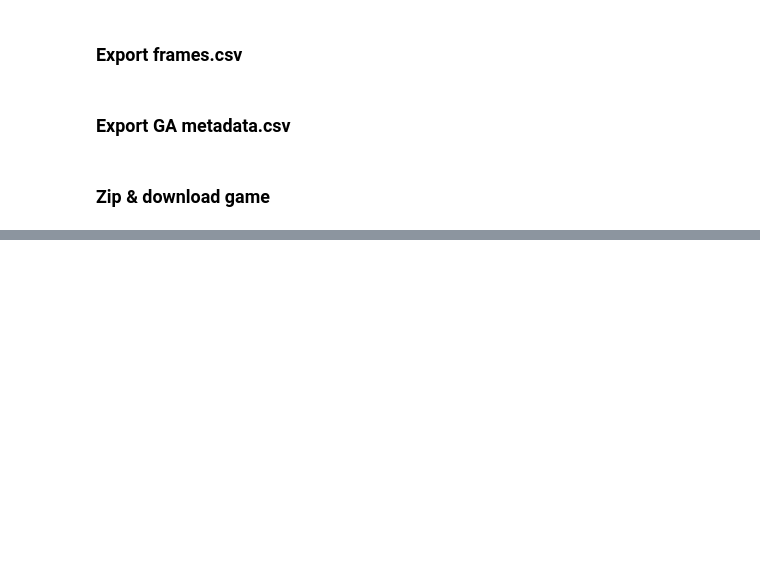
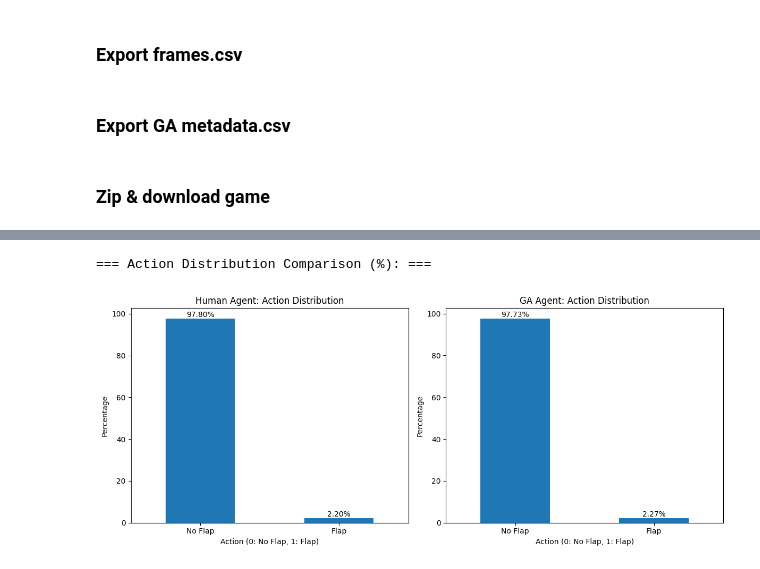
Before and after one commit to Rei0101/JS-FlappyBird, a Jupyter notebook: notebooks/HumanVsAIFlappyBirdGameplayAnalysis.ipynb, the cells around one changed output, grey strips where cells are left out. Cells and saved outputs as stored; diff of their text form; code cells hidden in the pictures; blank space fills up the shorter version.

```diff
--- a/notebooks/HumanVsAIFlappyBirdGameplayAnalysis.ipynb
+++ b/notebooks/HumanVsAIFlappyBirdGameplayAnalysis.ipynb
@@ -533,0 +1142,29 @@ files.download(zip_filename)
+# %%
+print("=== Action Distribution Comparison (%): ===")
+
+human_action_counts = human_frames['action'].value_counts(normalize=True).mul(100).round(2)
+ga_action_counts = ga_frames['action'].value_counts(normalize=True).mul(100).round(2)
+
+fig, axes = plt.subplots(1, 2, figsize=(12, 5))
+
+ax_human = human_action_counts.plot(kind='bar', ax=axes[0])
+ax_human.set_title('Human Agent: Action Distribution')
+ax_human.set_xlabel('Action (0: No Flap, 1: Flap)')
+ax_human.set_ylabel('Percentage')
+ax_human.set_xticks([0, 1], ['No Flap', 'Flap'], rotation=0)
+for p in ax_human.patches:
+  ax_human.annotate(f'{p.get_height():.2f}%', (p.get_x() + p.get_width() / 2., p.get_height()), ha='center', va='center', xytext=(0, 5), textcoords='offset points')
+
+ax_ga = ga_action_counts.plot(kind='bar', ax=axes[1])
+ax_ga.set_title('GA Agent: Action Distribution')
+ax_ga.set_xlabel('Action (0: No Flap, 1: Flap)')
+ax_ga.set_ylabel('Percentage')
+ax_ga.set_xticks([0, 1], ['No Flap', 'Flap'], rotation=0)
+for p in ax_ga.patches:
+  ax_ga.annotate(f'{p.get_height():.2f}%', (p.get_x() + p.get_width() / 2., p.get_height()), ha='center', va='center', xytext=(0, 5), textcoords='offset points')
+
+plt.tight_layout()
+plt.show()
+# %% [output]
+=== Action Distribution Comparison (%): ===
+[figure, added]
```
Also changed, not shown: parts of 90 cells of this notebook.
